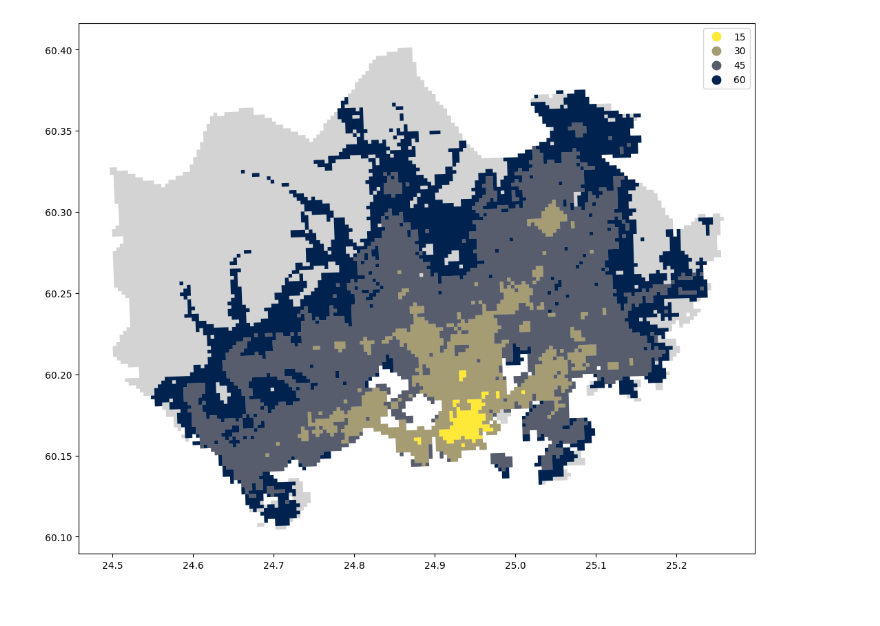
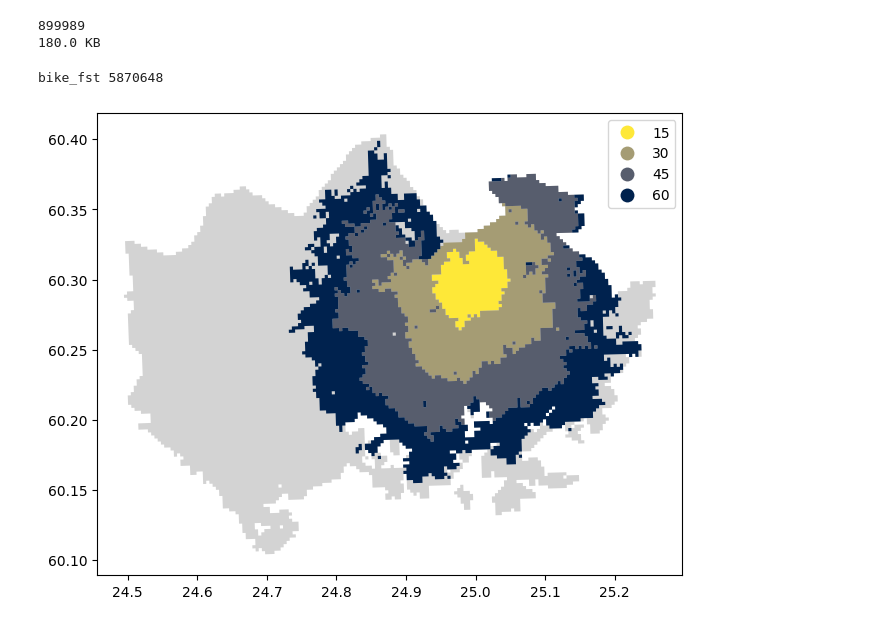
Before and after one commit to eemilhaa/travel-time-matrix-visualisation-preprocessing, a Jupyter notebook: example.ipynb, the cells around one changed output. Cells and saved outputs as stored; diff of their text form; code cells hidden in the pictures.

```diff
--- a/example.ipynb
+++ b/example.ipynb
@@ -15 +25,5 @@ from preprocessing.isochrones import (
+# %%
+GRID_DIR = Path("./data/Helsinki_Travel_Time_Matrix_2023_grid.gpkg.zip")
+TTM_DIR = Path("./data/Helsinki_Travel_Time_Matrix_2023")
+SAMPLE_SIZE = 5
 # %%
@@ -24,3 +57,6 @@ def plot_isochrones(isochrones, grid):
         categorical=True,
         cmap="cividis_r",
     )
+# %%
+grid = gpd.read_file(GRID_DIR)
+grid = grid[["id", "geometry"]].to_crs(epsg=4326)
@@ -27,6 +80,17 @@ def plot_isochrones(isochrones, grid):
 # %%
-grid = gpd.read_file(
-    Path("./data/Helsinki_Travel_Time_Matrix_2023_grid.gpkg.zip")
-)
+write_dir = init_empty_dir(Path("./data/test"))
 
-grid = grid[["id", "geometry"]].to_crs(epsg=4326)
+for i, path in enumerate(ttm_paths):
+    traveltimes = read_matrix_to_df(
+        path,
+        filetype="csv"
+    )
+    for mode in TRAVEL_MODES:
+        tt_grid = merge_traveltimes_to_grid(
+            grid,
+            traveltimes,
+            mode,
+        )
+        tt_grid.to_file(Path(write_dir / f"{i}_{mode}.geojson"))
+
+print(get_avg_file_size_per_cell(write_dir, cell_count=SAMPLE_SIZE, humanized=True))
@@ -38,23 +150,45 @@ print(ykr_id)
+# %%
+# This cell will fail on windows
+
+import subprocess
+
+subprocess.run(
+    ["./compress", "data/test"],  # Or if the compress script is not executable
+    stdout = subprocess.DEVNULL,
+    stderr = subprocess.DEVNULL
+)
+
+print(get_avg_file_size_per_cell(write_dir, cell_count=SAMPLE_SIZE, humanized=True))
+# %% [output]
+899989
+180.0 KB
 # %%
+# A cell you can spam to see rangomly generated isochrones
+
+ykr_id = grid.sample().iloc[0]["id"]
+mode = random.choice(TRAVEL_MODES)
+breakpoints = [15, 30, 45, 60]
+
+print(mode, ykr_id)
+
 traveltimes = read_matrix_to_df(
     Path(f"./data/Helsinki_Travel_Time_Matrix_2023/Helsinki_Travel_Time_Matrix_2023_travel_times_to_{ykr_id}.csv"),
     filetype="csv"
 )
-
-mode = "pt_r_walk_avg"
 
 tt_grid = merge_traveltimes_to_grid(
     grid,
     traveltimes,
     mode,
 )
 
 tt_isochrones = dissolve_grid_to_isochrones(
     tt_grid,
-    breakpoints=[15, 30, 45, 60],
+    breakpoints=breakpoints,
     mode=mode,
 )
+
+plot_isochrones(tt_isochrones, grid)
+# %% [output]
+bike_fst 5870648
+[figure, added]
-# %%
-plot_isochrones(tt_isochrones, grid)
-# %% [output]
-[figure, removed]
```
Also changed, not shown: parts of 8 cells of this notebook.
